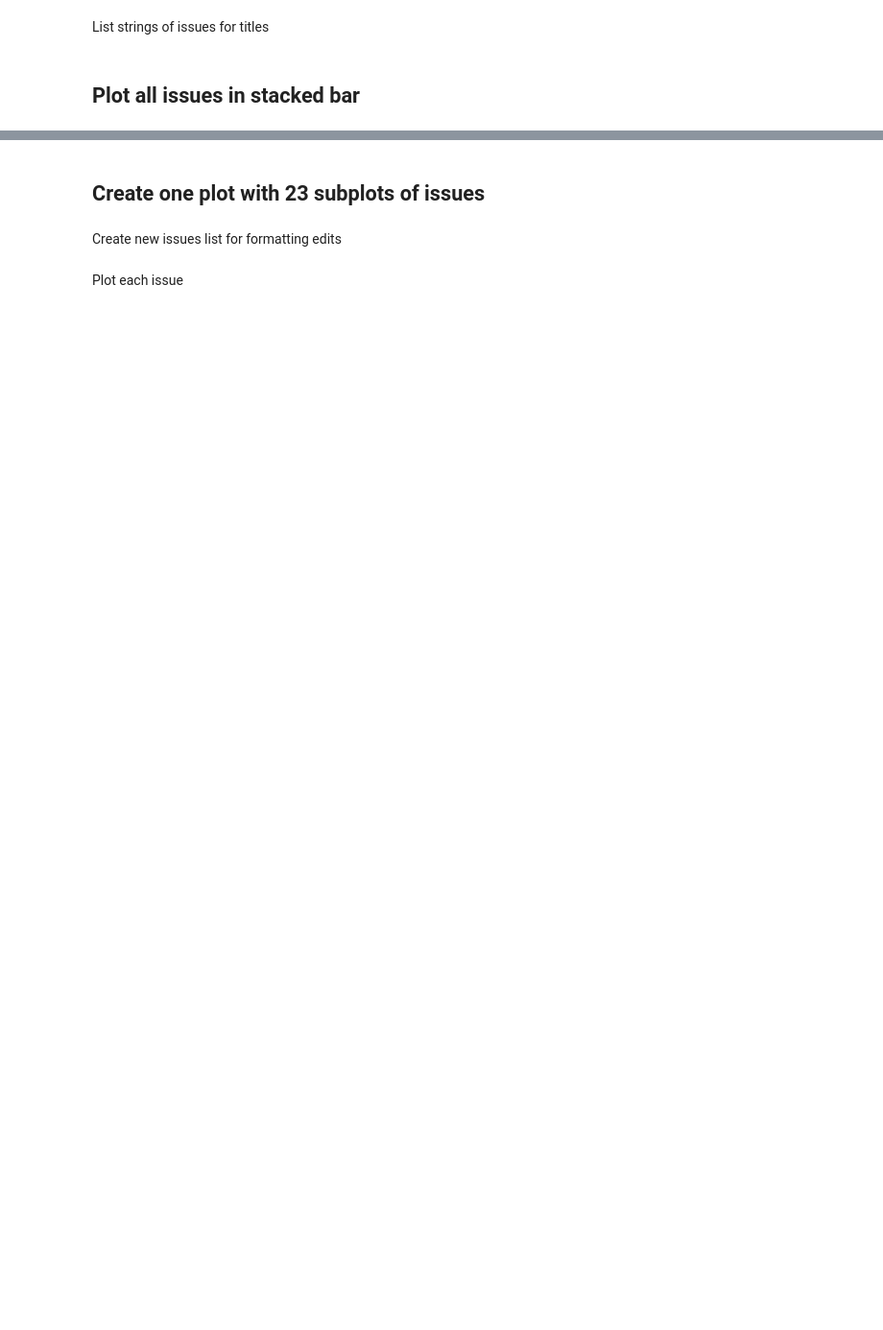
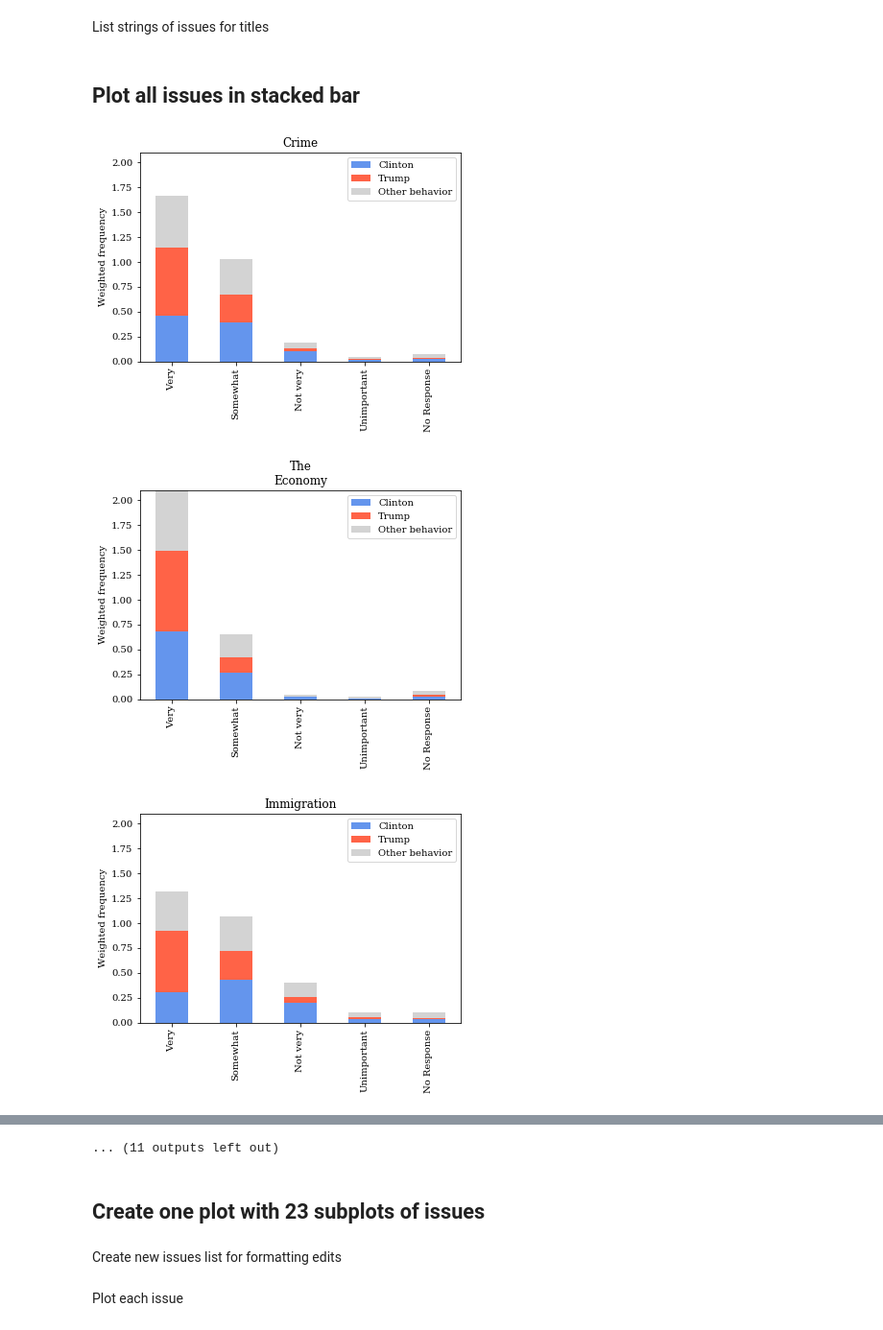
Before and after one commit to ali0003433/predict-by-issue-prioritization, a Jupyter notebook: notebooks/2-al-exploration.ipynb, the cells around one changed output, grey strips where cells are left out. Shown at 96% size. Saved outputs shown, nothing was run; the diff lists cells and outputs as text; code cells hidden in the pictures; blank space fills up the shorter version.

```diff
--- a/notebooks/2-al-exploration.ipynb
+++ b/notebooks/2-al-exploration.ipynb
@@ -322,6 +361,12 @@ issues = ['Crime', 'The Economy',
 # %% [markdown]
 ## Plot all issues in stacked bar
 # %%
+iss_plts = []
 for ind, col in enumerate(col_list):
     freq = calc.distribution(grouped, col).round(3)
     iss_plt = plot_stacked(freq, issues[ind])
+    iss_plts.append(iss_plt)
+# %% [output]
+[figure, added]
+[figure, added]
+[figure, added]
@@ -328,3 +382,4 @@ for ind, col in enumerate(col_list):
+... (11 outputs left out)
 # %% [markdown]
 ## Create one plot with 23 subplots of issues
 # %% [markdown]
```
Also changed, not shown: parts of 45 cells of this notebook, 4 other files.
